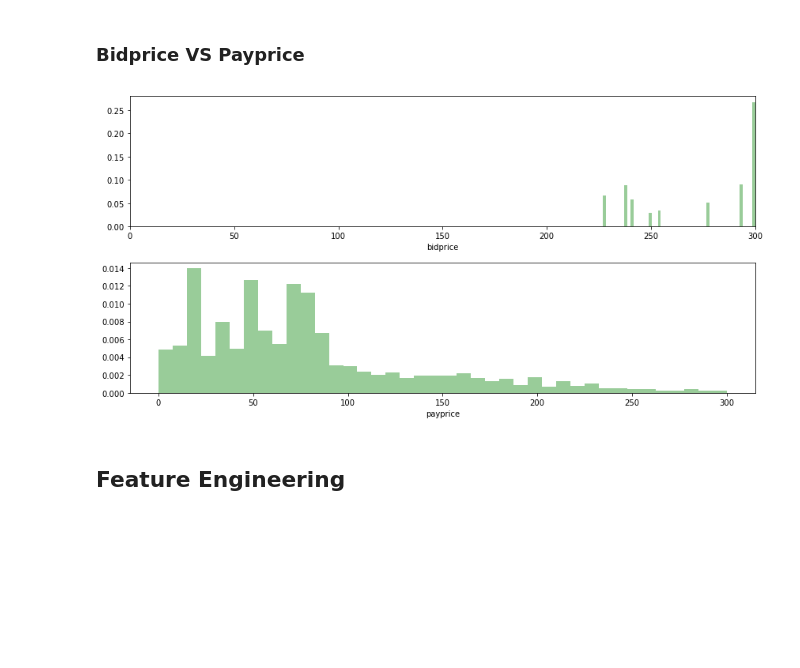
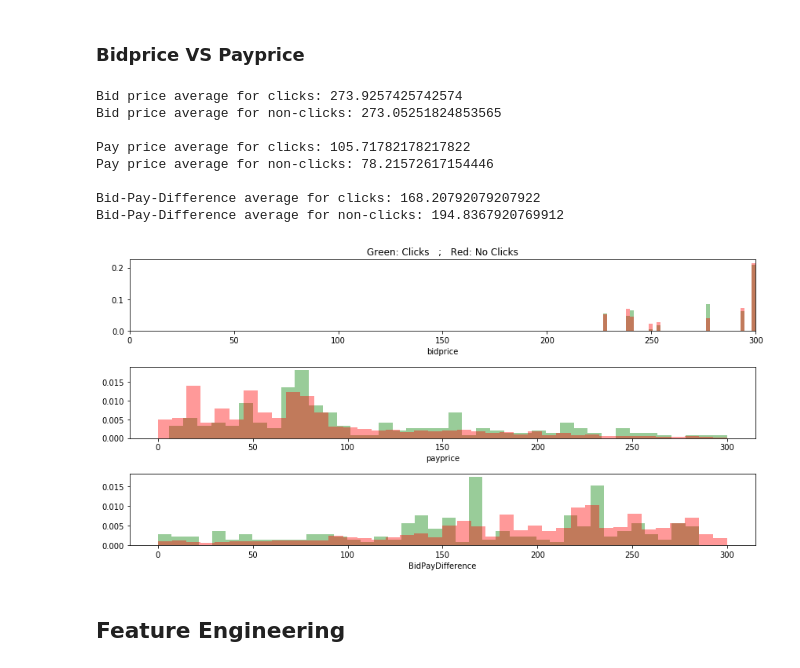
Before and after one commit to asfakianakis/COMPGW02_Web_Economics, a Jupyter notebook: Achilleas/Data Exploration.ipynb, the cells around one changed output. Drawn from its saved outputs; the diff is of its cells as text; code cells hidden in the pictures; blank space fills up the shorter version.

Commit message:
Added Pay/Bid Price Analysis for clicks and no clicks

```diff
--- a/Achilleas/Data Exploration.ipynb
+++ b/Achilleas/Data Exploration.ipynb
@@ -288,19 +297,48 @@ Index(['click', 'weekday', 'hour', 'bidid', 'userid', 'useragent', 'IP',
       dtype='object')
 # %% [markdown]
 ### Bidprice VS Payprice
-# %%
-plt.figure(figsize = (12,6))
-
-ax = plt.subplot(2,1,1)
-sns.distplot(train["bidprice"], kde = False, norm_hist = True, color = "green")
-ax.set_xlim([0,300])
-
-ax = plt.subplot(2,1,2)
-sns.distplot(train["payprice"], bins = 40, kde = False, norm_hist = True, color = "green")
-
-plt.tight_layout()
-# %% [output]
-[figure, removed]
+# %%
+train['BidPayDifference'] = (train["bidprice"]-train["payprice"]).copy(True)
+# %%
+plt.figure(figsize = (12,6))
+
+ax = plt.subplot(3,1,1)
+sns.distplot(train.loc[train["click"] == 1, "bidprice"], bins = 40, kde = False, norm_hist = True, color = "green")
+ax = plt.subplot(3,1,1)
+sns.distplot(train.loc[train["click"] == 0, "bidprice"], bins = 40, kde = False, norm_hist = True, color = "red")
+ax.set_xlim([0,300])
+ax.set_title("Green: Clicks   ;   Red: No Clicks")
+
+ax = plt.subplot(3,1,2)
+sns.distplot(train.loc[train["click"] == 1, "payprice"], bins = 40, kde = False, norm_hist = True, color = "green")
+ax = plt.subplot(3,1,2)
+sns.distplot(train.loc[train["click"] == 0, "payprice"], bins = 40, kde = False, norm_hist = True, color = "red")
+
+ax = plt.subplot(3,1,3)
+sns.distplot(train.loc[train["click"] == 1, "BidPayDifference"], bins = 40, kde = False, norm_hist = True, color = "green")
+ax = plt.subplot(3,1,3)
+sns.distplot(train.loc[train["click"] == 0, "BidPayDifference"], bins = 40, kde = False, norm_hist = True, color = "red")
+
+plt.tight_layout()
+
+print("Bid price average for clicks:",train.loc[train["click"] == 1, "bidprice"].mean())
+print("Bid price average for non-clicks:",train.loc[train["click"] == 0, "bidprice"].mean(),"\n")
+
+print("Pay price average for clicks:",train.loc[train["click"] == 1, "payprice"].mean())
+print("Pay price average for non-clicks:",train.loc[train["click"] == 0, "payprice"].mean(),"\n")
+
+print("Bid-Pay-Difference average for clicks:",train.loc[train["click"] == 1, "BidPayDifference"].mean())
+print("Bid-Pay-Difference average for non-clicks:",train.loc[train["click"] == 0, "BidPayDifference"].mean(),"\n")
+# %% [output]
+Bid price average for clicks: 273.9257425742574
+Bid price average for non-clicks: 273.05251824853565
+
+Pay price average for clicks: 105.71782178217822
+Pay price average for non-clicks: 78.21572617154446
+
+Bid-Pay-Difference average for clicks: 168.20792079207922
+Bid-Pay-Difference average for non-clicks: 194.8367920769912
+[figure, added]
 # %% [markdown]
 ## Feature Engineering
 # %%
```
Also changed, not shown: parts of 9 cells of this notebook, 4 other files.
